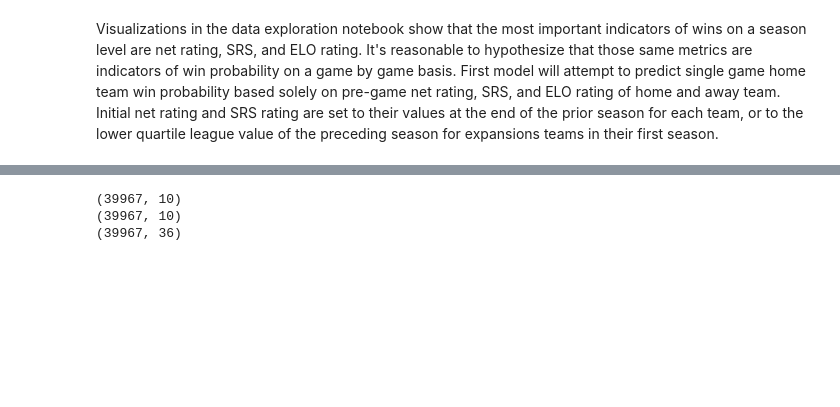
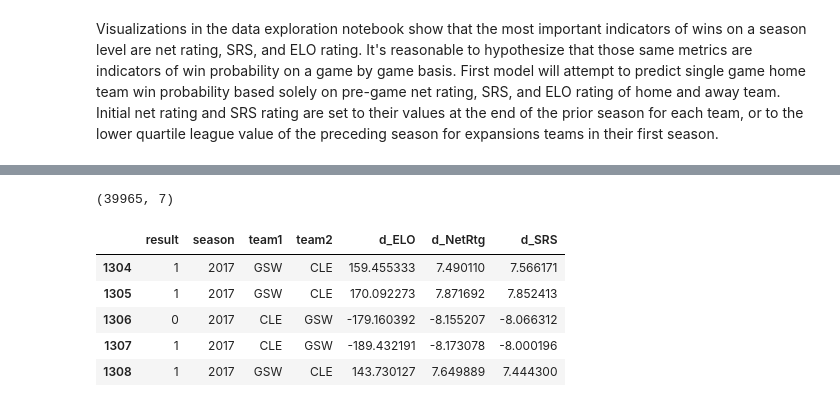
Before and after one commit to JKasakyan/nba-win-prob-model, a Jupyter notebook: Src/model_building.ipynb, the cells around one changed output, grey strips where cells are left out. Cells and saved outputs as stored; diff of their text form; code cells hidden in the pictures; blank space fills up the shorter version.

```diff
--- a/Src/model_building.ipynb
+++ b/Src/model_building.ipynb
@@ -359,17 +362,26 @@ def compute_features_for_season(season, df_boxscores, df_season_summaries, debug
     total_games_for_season =  df_boxscores[df_boxscores["season"] == season].shape[0]
     for key in data.keys():
         assert len(data[key]) == total_games_for_season, "Mismatch for key {}".format(key)
-    return pd.DataFrame(data)
+    # Calculate differences
+    df = pd.DataFrame(data)
+    df["d_ELO"] = df["team1_ELO"] - df["team2_ELO"]
+    df["d_NetRtg"] = df["team1_NetRtg"] - df["team2_NetRtg"]
+    df["d_SRS"] = df["team1_SRS"] - df["team2_SRS"]
+    df = df.drop(["team1_NetRtg", "team2_NetRtg", "team1_SRS", "team2_SRS", "team1_ELO", "team2_ELO"], axis=1)
+    return df
 # %%
 start_year = 1985
-end_year = 2018
-unweighted_df = pd.concat([compute_features_for_season(season, df_boxscores, df_season_summaries, debug=False, weighted=False) for season in range(start_year, end_year)])
-weighted_df = pd.concat([compute_features_for_season(season, df_boxscores, df_season_summaries, debug=False, weighted=True) for season in range(start_year, end_year)])
+end_year = 2017
+unweighted_df = pd.concat([compute_features_for_season(season, df_boxscores, df_season_summaries, debug=False, weighted=False) for season in range(start_year, end_year+1)])
+weighted_df = pd.concat([compute_features_for_season(season, df_boxscores, df_season_summaries, debug=False, weighted=True) for season in range(start_year, end_year+1)])
-# %%
-print(unweighted_df.shape)
-print(weighted_df.shape)
-print(df_boxscores[boxscore_season_range_mask(df_boxscores, start_year, end_year-1)].shape)
-# %% [output]
-(39967, 10)
-(39967, 10)
-(39967, 36)
+# %%
+print(unweighted_df.shape)
+unweighted_df.tail()
+# %% [output]
+(39965, 7)
+|  | result | season | team1 | team2 | d_ELO | d_NetRtg | d_SRS |
+| 1304 | 1 | 2017 | GSW | CLE | 159.455333 | 7.490110 | 7.566171 |
+| 1305 | 1 | 2017 | GSW | CLE | 170.092273 | 7.871692 | 7.852413 |
+| 1306 | 0 | 2017 | CLE | GSW | -179.160392 | -8.155207 | -8.066312 |
+| 1307 | 1 | 2017 | CLE | GSW | -189.432191 | -8.173078 | -8.000196 |
+| 1308 | 1 | 2017 | GSW | CLE | 143.730127 | 7.649889 | 7.444300 |
```
Also changed, not shown: parts of 32 cells of this notebook.
